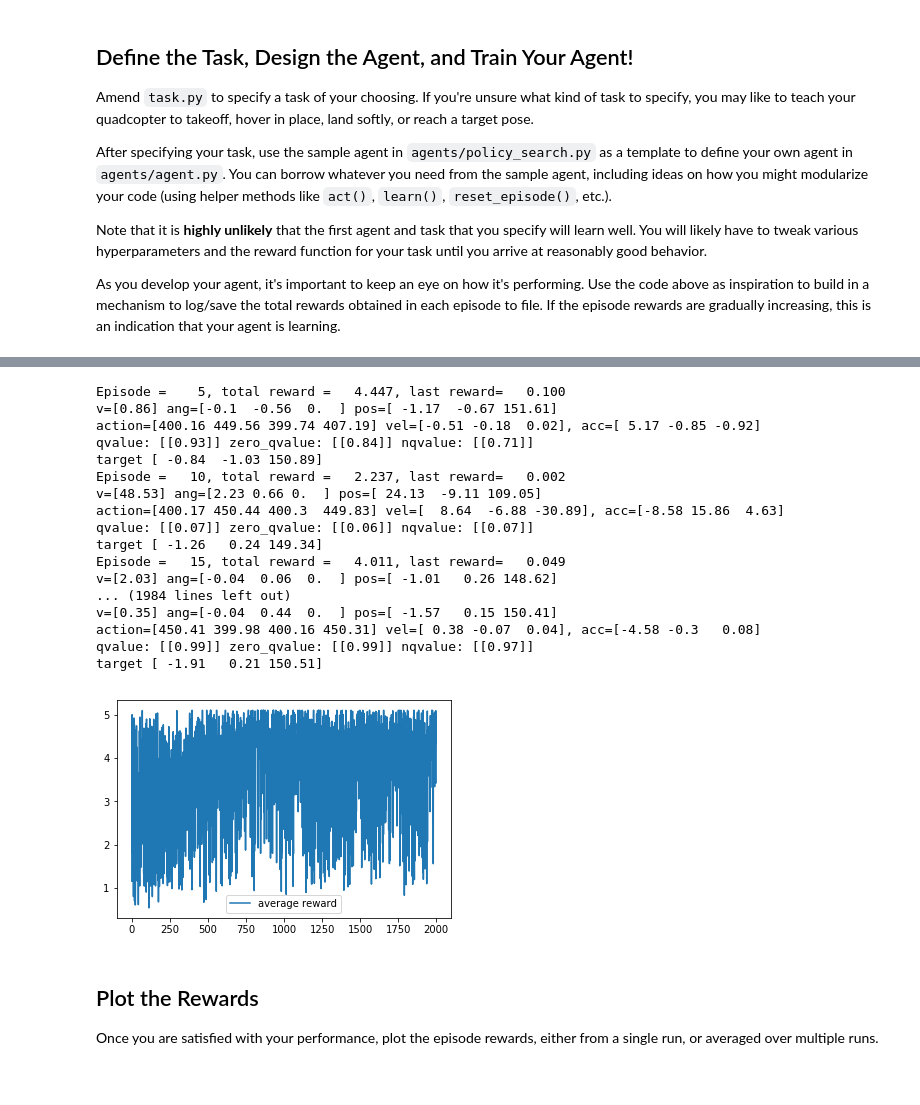
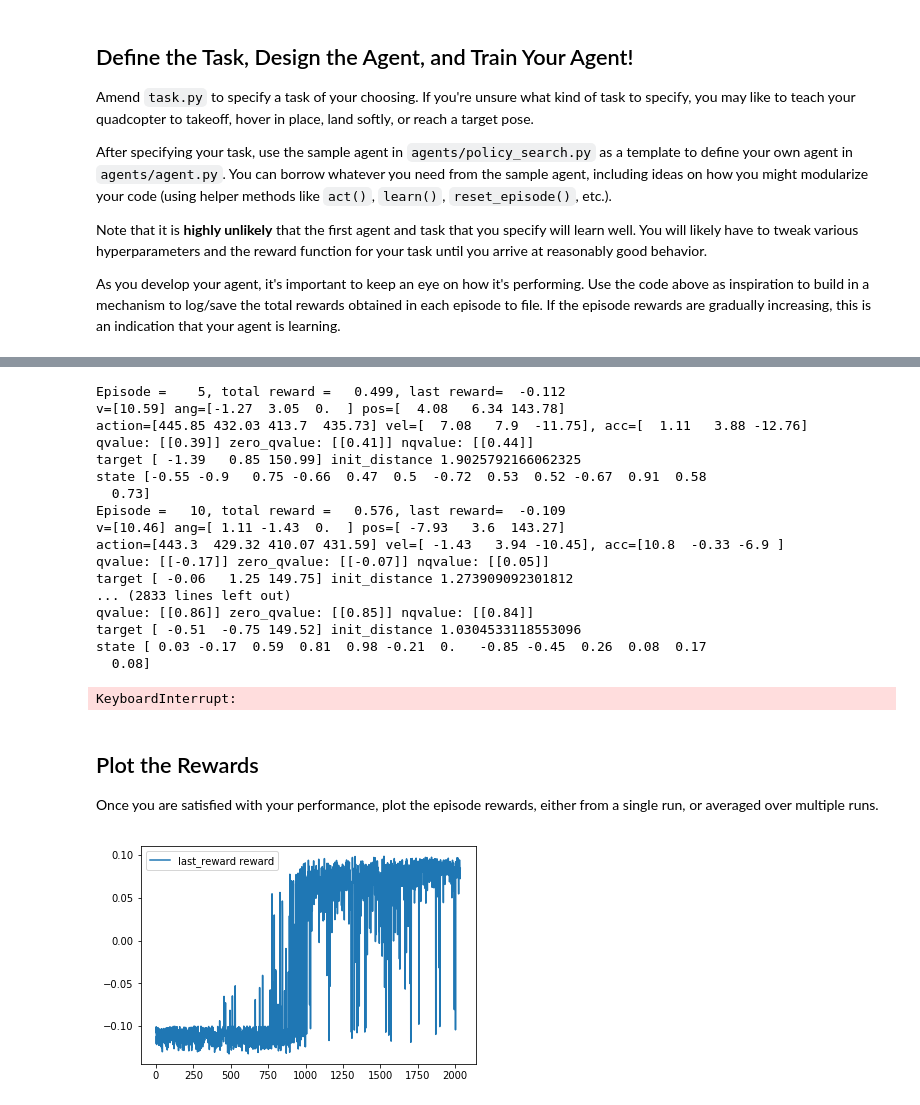
Before and after one commit to ohnozzy/RL-Quadcopter-2, a Jupyter notebook: Quadcopter_Project.ipynb, the cells around one changed output, grey strips where cells are left out. Saved outputs shown, nothing was run; the diff lists cells and outputs as text; code cells hidden in the pictures.

```diff
--- a/Quadcopter_Project.ipynb
+++ b/Quadcopter_Project.ipynb
@@ -74,12 +74,12 @@ with open(file_output, 'w') as csvfile:
     writer.writerow(labels)
     while True:
         rotor_speeds = agent.act()
-        _, _, done, _ = task.step(np.array(rotor_speeds))
+        _, _, fail,done, _ = task.step(np.array(rotor_speeds))
         to_write = [task.sim.time] + list(task.sim.pose) + list(task.sim.v) + list(task.sim.angular_v) + list(rotor_speeds)
         for ii in range(len(labels)):
             results[labels[ii]].append(to_write[ii])
         writer.writerow(to_write)
-        if done:
+        if  done:
             break
 # %% [output]
 The autoreload extension is already loaded. To reload it, use:
@@ -197,11 +196,11 @@ for i_episode in range(1, num_episodes+1):
     state = agent.reset_episode() # start a new episode
     while True:
         action = agent.act(state)
-        next_state, reward, done, _ = task.step(action)
+        next_state, reward, fail, done, _ = task.step(action)
         agent.step(reward, done)
         state = next_state
         c_reward += reward
-        if done:
+        if fail or done:
             best_c_reward = max( c_reward, best_c_reward)
             print("\rEpisode = {:4d}, score = {:7.3f} (best = {:7.3f}), noise_scale = {} total_score = {:7.3f} (best = {:7.3f})".format(
                 i_episode, agent.score, agent.best_score, agent.noise_scale, c_reward, best_c_reward), end="")  # [debug]
@@ -236,10 +233,13 @@ Using TensorFlow backend.
 # %%
-num_episodes = 2000
+num_episodes = 5000
 rewardlist=[]
+last_reward=[]
 np.set_printoptions(precision=2, suppress=True)
 for i_episode in range(1, num_episodes+1):
     state = agent.reset_episode() # start a new episode
-    task.target_pos=task.init_pose[:3]+np.random.uniform(-2,2,3)
+    move_v = np.random.uniform(-2,2,3)
+    task.target_pos=task.init_pose[:3]+move_v
+    init_distance = np.linalg.norm(move_v)
     #print(state)
     c_reward = 0
     time_step = 0
@@ -250,15 +250,16 @@ for i_episode in range(1, num_episodes+1):
         #print(len(state))
         action = agent.act(state)
         #max_force = max(max_force, action[0])
-        next_state, reward, done, v = task.step(action)
-        agent.step(action, reward, next_state, done)
-        state = next_state
+        next_state, reward, fail, done, v = task.step(action)
+        agent.step(action, reward, next_state, fail)
+
         c_reward += reward
         time_step += 1
-        if done:
+        if fail or done:
             agent.learnDone()
             average_reward = c_reward/time_step
             rewardlist.append(c_reward)
+            last_reward.append(reward)
             if i_episode%5 == 0:
                 print("Episode = {:4d}, total reward = {:7.3f}, last reward= {:7.3f}".format(i_episode, c_reward, reward))  # [debug]
                 print("v=%s ang=%s pos=%s"%(v, task.shift_angle_range(task.sim.pose[3:]), task.sim.pose[:3]))
@@ -267,40 +268,43 @@ for i_episode in range(1, num_episodes+1):
                 nqvalue = agent.critic_target.model.predict_on_batch([np.array([state]),np.array([-action])])
                 zero_qvalue = agent.critic_target.model.predict_on_batch([np.array([state]),np.array([[0.0,0.0,0.0,0.0]])])
                 print("qvalue: %s zero_qvalue: %s nqvalue: %s"%(qvalue, zero_qvalue, nqvalue))
-                print("target %s"%(task.target_pos))
+                print("target %s init_distance %s"%(task.target_pos, init_distance))
+                print("state %s"%(state))
             break
+        state = next_state
 # %% [output]
-Episode =    5, total reward =   4.447, last reward=   0.100
-v=[0.86] ang=[-0.1  -0.56  0.  ] pos=[ -1.17  -0.67 151.61]
-action=[400.16 449.56 399.74 407.19] vel=[-0.51 -0.18  0.02], acc=[ 5.17 -0.85 -0.92]
-qvalue: [[0.93]] zero_qvalue: [[0.84]] nqvalue: [[0.71]]
-target [ -0.84  -1.03 150.89]
-Episode =   10, total reward =   2.237, last reward=   0.002
-v=[48.53] ang=[2.23 0.66 0.  ] pos=[ 24.13  -9.11 109.05]
-action=[400.17 450.44 400.3  449.83] vel=[  8.64  -6.88 -30.89], acc=[-8.58 15.86  4.63]
-qvalue: [[0.07]] zero_qvalue: [[0.06]] nqvalue: [[0.07]]
-target [ -1.26   0.24 149.34]
-Episode =   15, total reward =   4.011, last reward=   0.049
-v=[2.03] ang=[-0.04  0.06  0.  ] pos=[ -1.01   0.26 148.62]
-... (1984 lines left out)
-v=[0.35] ang=[-0.04  0.44  0.  ] pos=[ -1.57   0.15 150.41]
-action=[450.41 399.98 400.16 450.31] vel=[ 0.38 -0.07  0.04], acc=[-4.58 -0.3   0.08]
-qvalue: [[0.99]] zero_qvalue: [[0.99]] nqvalue: [[0.97]]
-target [ -1.91   0.21 150.51]
+Episode =    5, total reward =   0.499, last reward=  -0.112
+v=[10.59] ang=[-1.27  3.05  0.  ] pos=[  4.08   6.34 143.78]
+action=[445.85 432.03 413.7  435.73] vel=[  7.08   7.9  -11.75], acc=[  1.11   3.88 -12.76]
+qvalue: [[0.39]] zero_qvalue: [[0.41]] nqvalue: [[0.44]]
+target [ -1.39   0.85 150.99] init_distance 1.9025792166062325
+state [-0.55 -0.9   0.75 -0.66  0.47  0.5  -0.72  0.53  0.52 -0.67  0.91  0.58
+  0.73]
+Episode =   10, total reward =   0.576, last reward=  -0.109
+v=[10.46] ang=[ 1.11 -1.43  0.  ] pos=[ -7.93   3.6  143.27]
+action=[443.3  429.32 410.07 431.59] vel=[ -1.43   3.94 -10.45], acc=[10.8  -0.33 -6.9 ]
+qvalue: [[-0.17]] zero_qvalue: [[-0.07]] nqvalue: [[0.05]]
+target [ -0.06   1.25 149.75] init_distance 1.273909092301812
+... (2833 lines left out)
+qvalue: [[0.86]] zero_qvalue: [[0.85]] nqvalue: [[0.84]]
+target [ -0.51  -0.75 149.52] init_distance 1.0304533118553096
+state [ 0.03 -0.17  0.59  0.81  0.98 -0.21  0.   -0.85 -0.45  0.26  0.08  0.17
+  0.08]
+KeyboardInterrupt:
 # %%
 agent.critic_local.model.save_weights('critic_local_weights.h5')
 agent.critic_target.model.save_weights('critic_target_weights.h5')
 agent.actor_local.model.save_weights('actor_local_weights.h5')
 agent.actor_target.model.save_weights('actor_target_weights.h5')
-# %%
-import matplotlib.pyplot as plt
-%matplotlib inline
-plt.plot(range(len(rewardlist)), rewardlist, label='average reward')
-plt.legend()
-_ = plt.ylim()
-# %% [output]
-[figure, removed]
 # %% [markdown]
 ## Plot the Rewards
 
 Once you are satisfied with your performance, plot the episode rewards, either from a single run, or averaged over multiple runs.
+# %%
+import matplotlib.pyplot as plt
+%matplotlib inline
+plt.plot(range(len(last_reward)), last_reward, label='last_reward reward')
+plt.legend()
+_ = plt.ylim()
+# %% [output]
+[figure, added]
```
Also changed, not shown: parts of 22 cells of this notebook, 6 other files.
